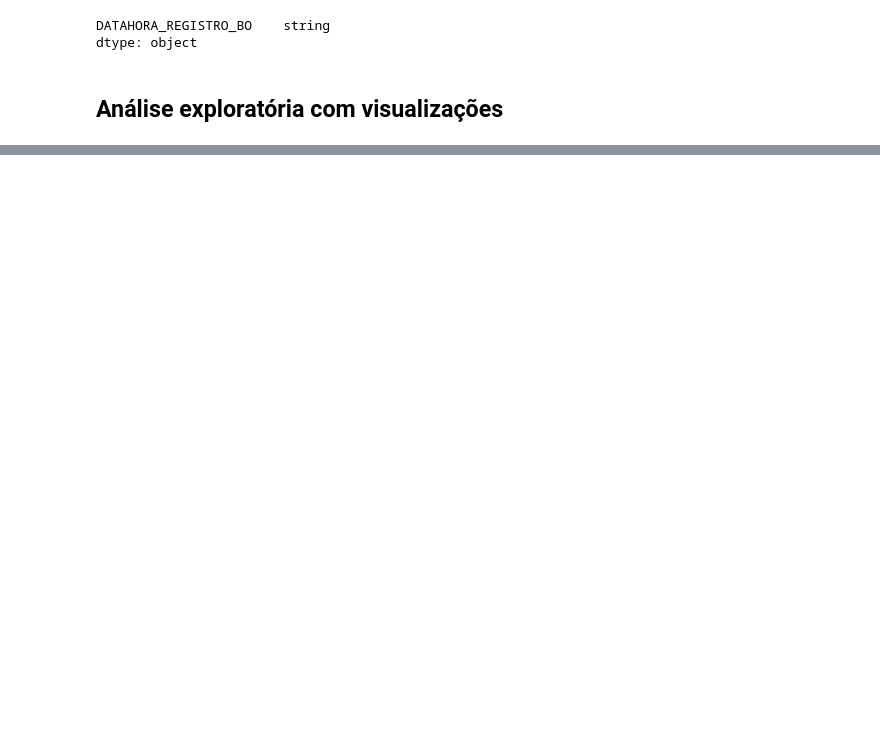
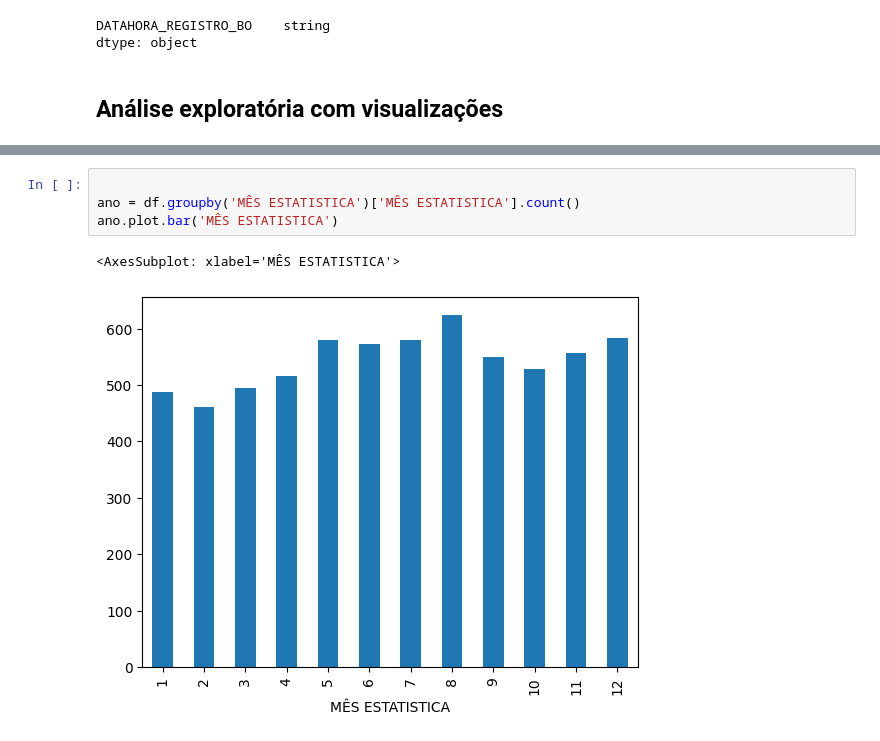
Before and after one commit to HenrickyL/ML2023-HenrickyLima, a Jupyter notebook: Atividade02-data analysis/dataAnalysis.ipynb, the cells around one changed output, grey strips where cells are left out. Cells and saved outputs as stored; diff of their text form; blank space fills up the shorter version.

```diff
--- a/Atividade02-data analysis/dataAnalysis.ipynb
+++ b/Atividade02-data analysis/dataAnalysis.ipynb
@@ -90,0 +119,7 @@ dtype: object
+# %%
+
+ano = df.groupby('MÊS ESTATISTICA')['MÊS ESTATISTICA'].count()
+ano.plot.bar('MÊS ESTATISTICA')
+# %% [output]
+<AxesSubplot: xlabel='MÊS ESTATISTICA'>
+[figure, added]
```
Also changed, not shown: parts of 11 cells of this notebook.
